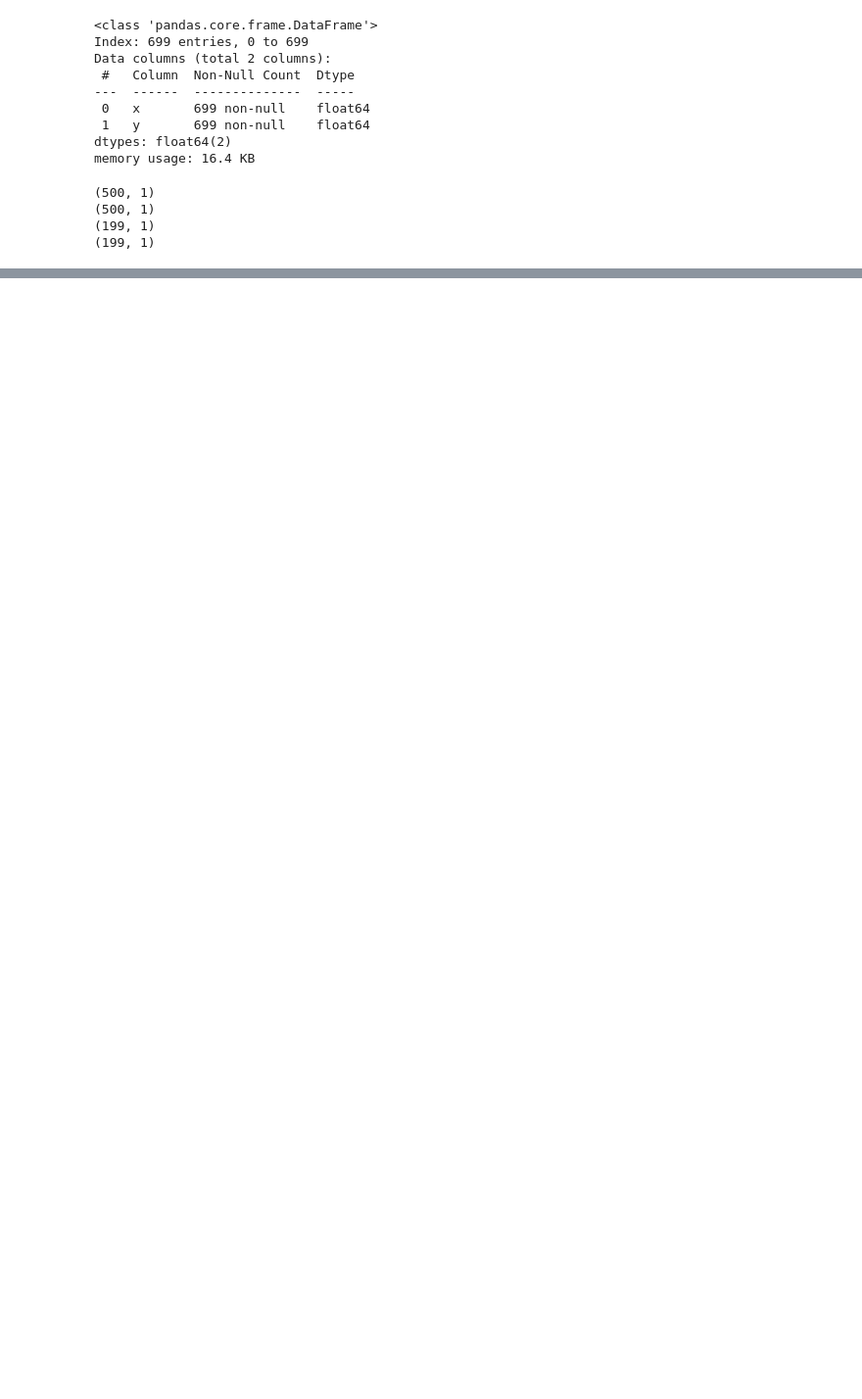
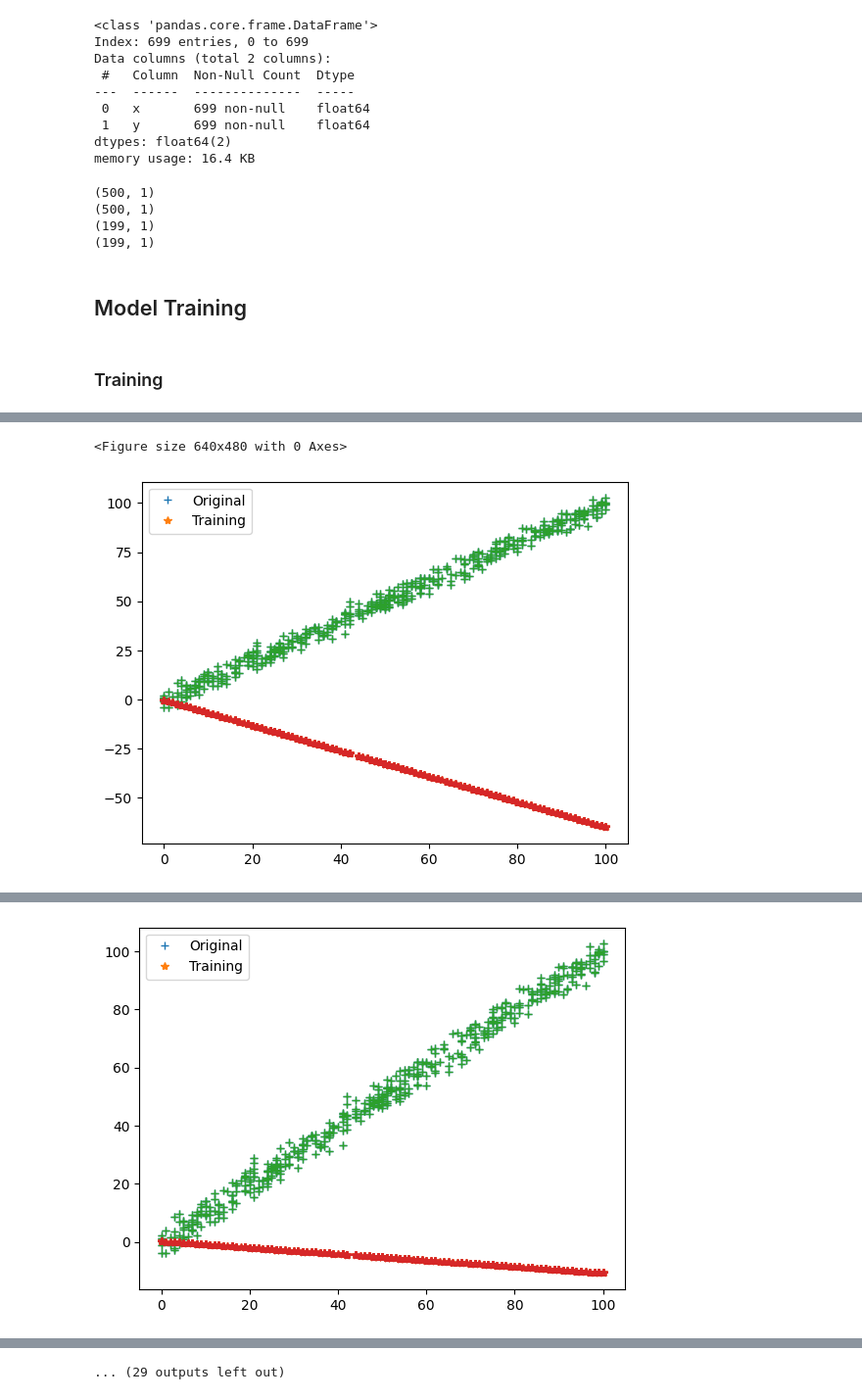
Before and after one commit to dipti95/MachineLearning-AI, a Jupyter notebook: LinearRegressionFromScratch.ipynb, the cells around one changed output, grey strips where cells are left out. Shown at 98% size. Saved outputs shown, nothing was run; the diff lists cells and outputs as text; code cells hidden in the pictures; blank space fills up the shorter version.

Commit message:
Model Training

```diff
--- a/LinearRegressionFromScratch.ipynb
+++ b/LinearRegressionFromScratch.ipynb
@@ -105,12 +106,12 @@ def cost_function(predictions, train_output):
 def backward_propagation(train_input, train_output, predictions):
     derivatives = dict()
 
-    df = predictions - train_output
-    dm = np.mean(np.multiply(df, train_input))
+    df = (train_output - predictions) * -1
+    dm = np.mean(np.multiply(df, train_input, df))
     dc = np.mean(df)
 
-    derivatives["dm"] = dm
-    derivatives["dc"] = dc
+    derivatives['dm'] = dm
+    derivatives['dc'] = dc
 
     return derivatives
 # %%
@@ -121 +121,3 @@ def update_parameters(parameters, derivatives, learning_rate):
     return parameters
+# %% [markdown]
+## Model Training
@@ -121,0 +206,5 @@ def update_parameters(parameters, derivatives, learning_rate):
+# %% [markdown]
+### Training
+# %%
+parameters, loss = train(train_input, train_output, 0.0001, 20)
+# %% [output]
@@ -121,0 +212,2 @@ def update_parameters(parameters, derivatives, learning_rate):
+<Figure size 640x480 with 0 Axes>
+[figure, added]
@@ -121,0 +215 @@ def update_parameters(parameters, derivatives, learning_rate):
+[figure, added]
@@ -121,0 +223 @@ def update_parameters(parameters, derivatives, learning_rate):
+... (29 outputs left out)
```
Also changed, not shown: parts of 8 cells of this notebook.
